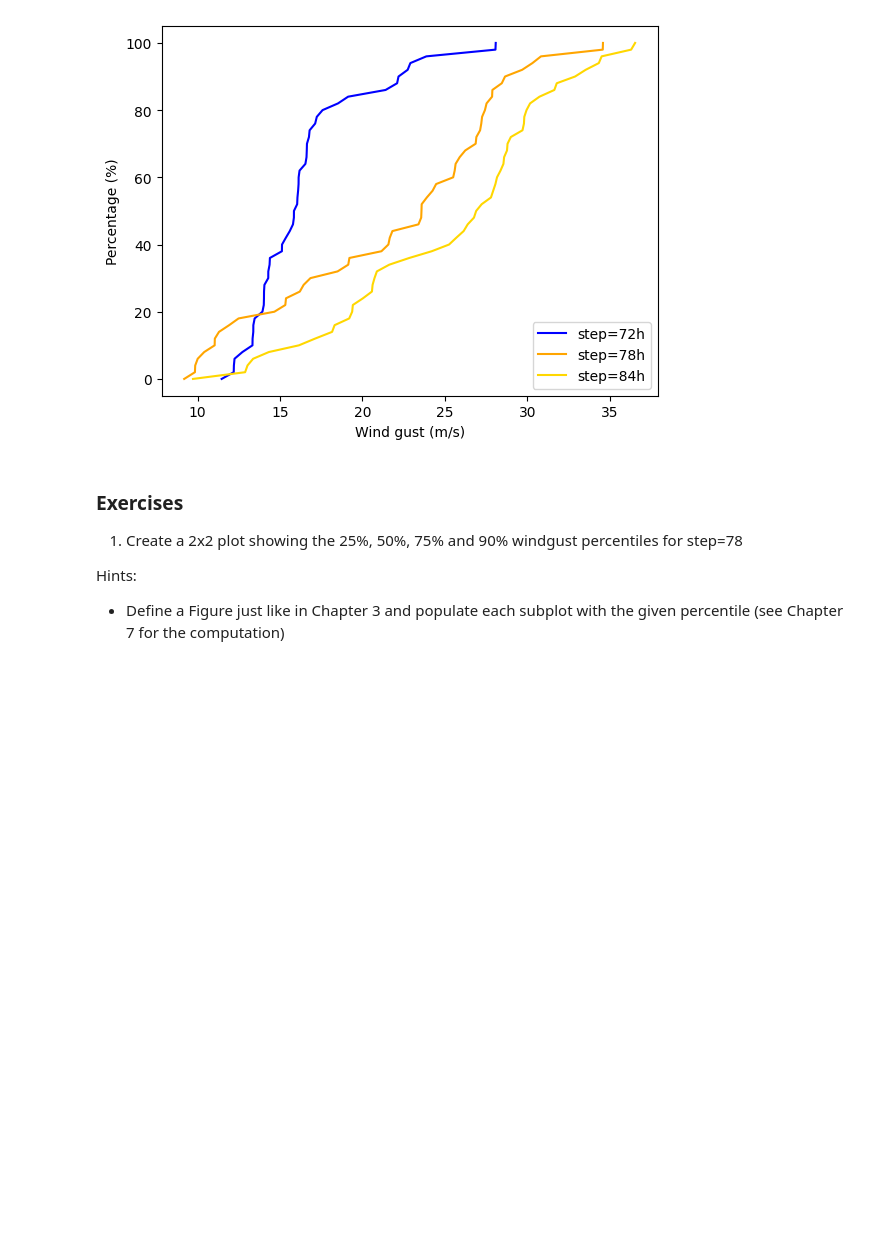
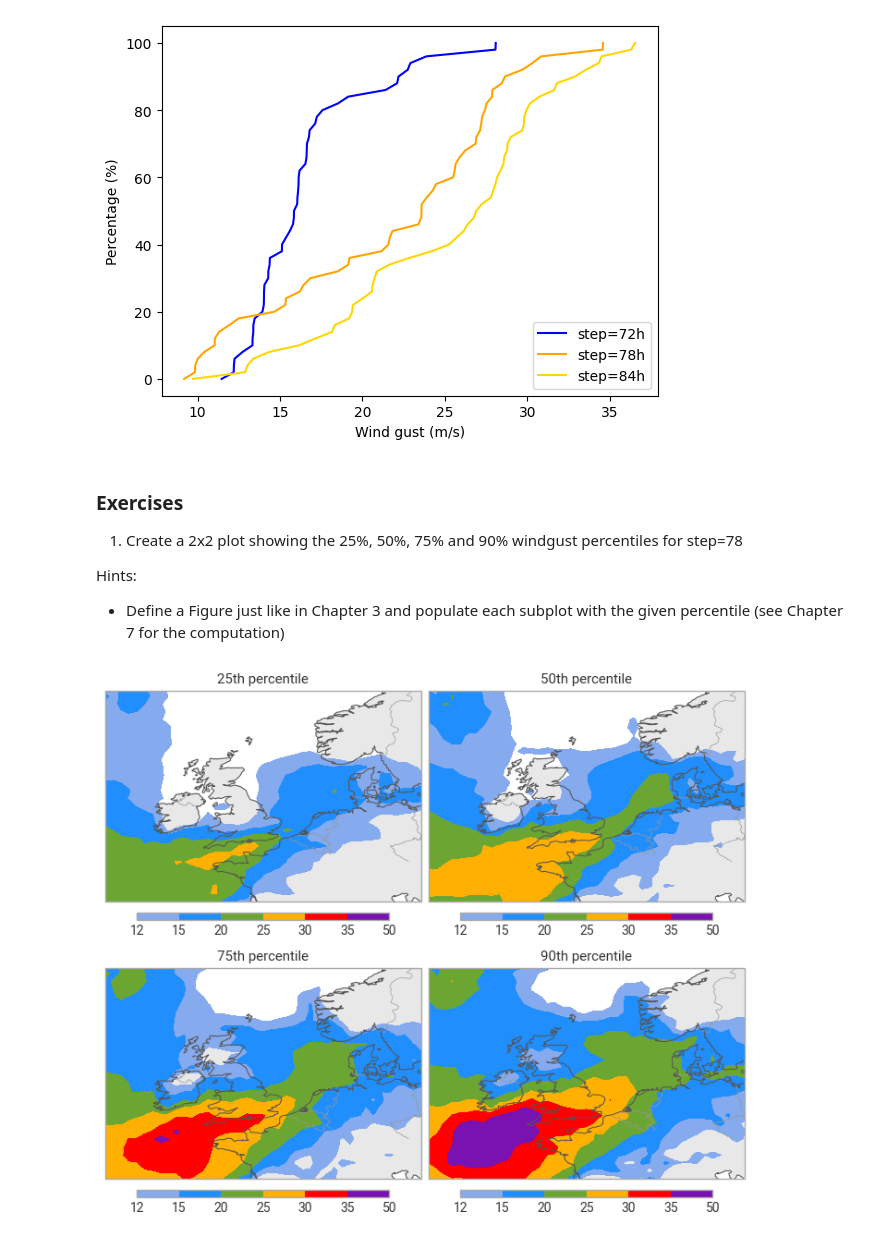
Before and after one commit to ecmwf-training/2026-earthkit-training, a Jupyter notebook: content/extras/solutions/ensemble_solutions.ipynb, the cells around one changed output. Saved outputs shown, nothing was run; the diff lists cells and outputs as text; code cells hidden in the pictures; blank space fills up the shorter version.

Commit message:
Add solution to exercise in ensemble explorer

```diff
--- a/content/extras/solutions/ensemble_solutions.ipynb
+++ b/content/extras/solutions/ensemble_solutions.ipynb
@@ -380,3 +380,45 @@ plt.show()
 
 Hints:
 - Define a Figure just like in Chapter 3 and populate each subplot with the given percentile (see Chapter 7 for the computation)
+# %%
+fl_fg_step = fl_fg.to_xarray(ensure_dims="forecast_reference_time").sel(step=datetime.timedelta(hours=78))
+perc_25 = fl_fg_step.quantile(0.25, dim="member")
+perc_50 = fl_fg_step.quantile(0.50, dim="member")
+perc_75 = fl_fg_step.quantile(0.75, dim="member")
+perc_90 = fl_fg_step.quantile(0.90, dim="member")
+# %%
+figure = ekp.Figure(crs=ccrs.PlateCarree(),
+                               domain=[-15,15,65,45], figsize=(7, 6), rows=2, columns=2)
+
+# the hres forecast, GRIB
+subplot = figure.add_map(0, 0)
+subplot.contourf(perc_25, style=gust_style)
+subplot.title("25th percentile")
+subplot.legend(label="")
+
+# the control forecast, GRIB
+subplot = figure.add_map(0, 1)
+subplot.contourf(perc_50, style=gust_style)
+subplot.title("50th percentile")
+subplot.legend(label="")
+
+# the ensemble mean, Xarray
+subplot = figure.add_map(1, 0)
+subplot.contourf(perc_75,  style=gust_style)
+subplot.title("75th percentile")
+subplot.legend(label="")
+
+
+# the ensemble spread, Xarray
+subplot = figure.add_map(1, 1)
+subplot.contourf(perc_90, style=gust_style)
+subplot.title("90th percentile")
+subplot.legend(label="")
+
+figure.land()
+figure.coastlines()
+figure.borders()
+
+figure.show()
+# %% [output]
+[figure, added]
```
